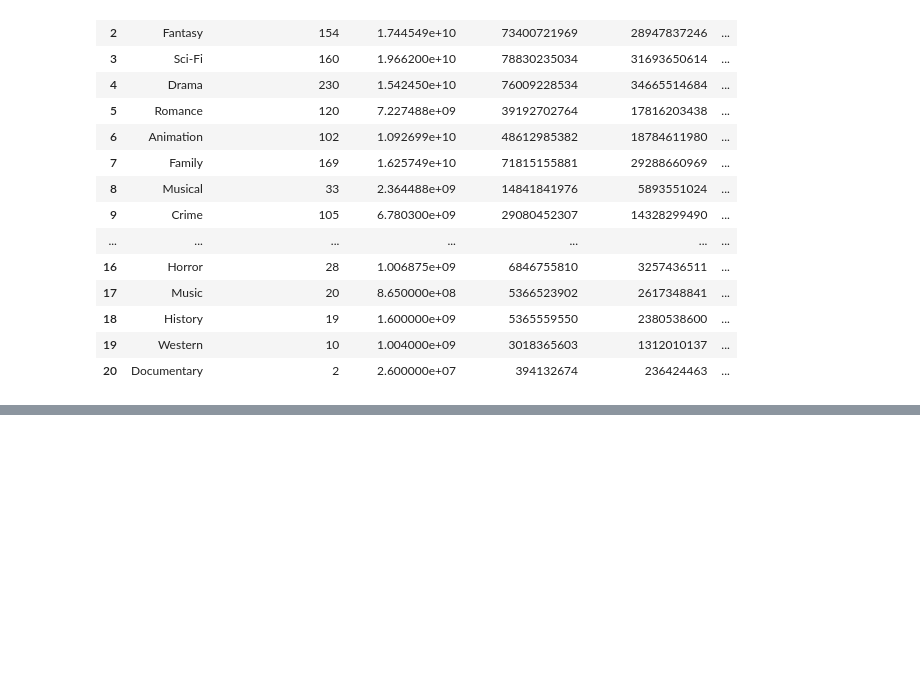
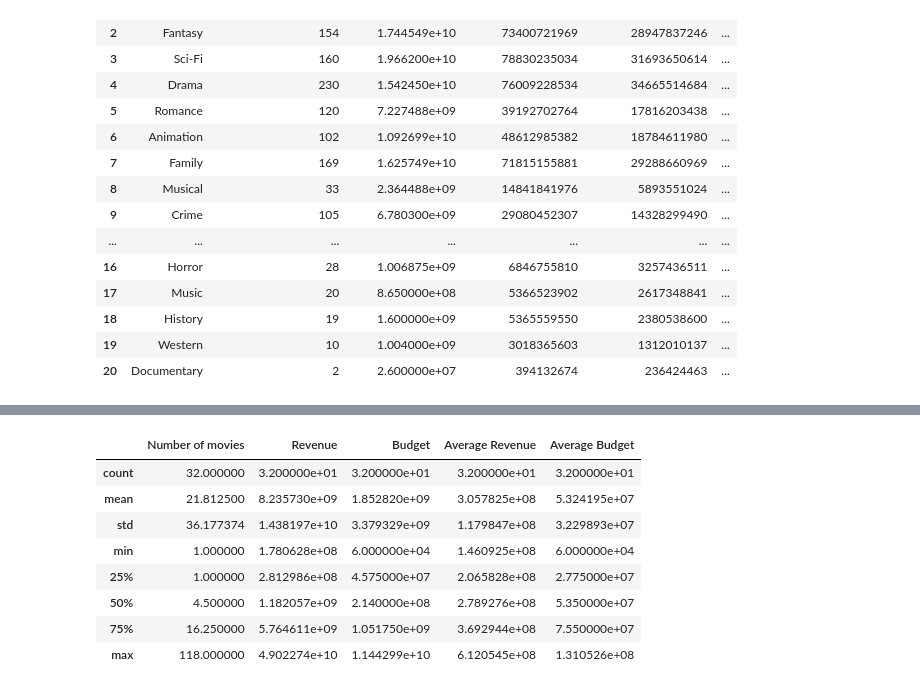
Before and after one commit to bryanmangrum/wranglemasters, a Jupyter notebook: data_cleanup.ipynb, the cells around one changed output, grey strips where cells are left out. Cells and saved outputs as stored; diff of their text form; code cells hidden in the pictures; blank space fills up the shorter version.

```diff
--- a/data_cleanup.ipynb
+++ b/data_cleanup.ipynb
@@ -338,0 +348,12 @@ distributors_df
+# %%
+distributors_df.describe()
+# %% [output]
+|  | Number of movies | Revenue | Budget | Average Revenue | Average Budget |
+| count | 32.000000 | 3.200000e+01 | 3.200000e+01 | 3.200000e+01 | 3.200000e+01 |
+| mean | 21.812500 | 8.235730e+09 | 1.852820e+09 | 3.057825e+08 | 5.324195e+07 |
+| std | 36.177374 | 1.438197e+10 | 3.379329e+09 | 1.179847e+08 | 3.229893e+07 |
+| min | 1.000000 | 1.780628e+08 | 6.000000e+04 | 1.460925e+08 | 6.000000e+04 |
+| 25% | 1.000000 | 2.812986e+08 | 4.575000e+07 | 2.065828e+08 | 2.775000e+07 |
+| 50% | 4.500000 | 1.182057e+09 | 2.140000e+08 | 2.789276e+08 | 5.350000e+07 |
+| 75% | 16.250000 | 5.764611e+09 | 1.051750e+09 | 3.692944e+08 | 7.550000e+07 |
+| max | 118.000000 | 4.902274e+10 | 1.144299e+10 | 6.120545e+08 | 1.310526e+08 |
```
Also changed, not shown: parts of 3 cells of this notebook.
